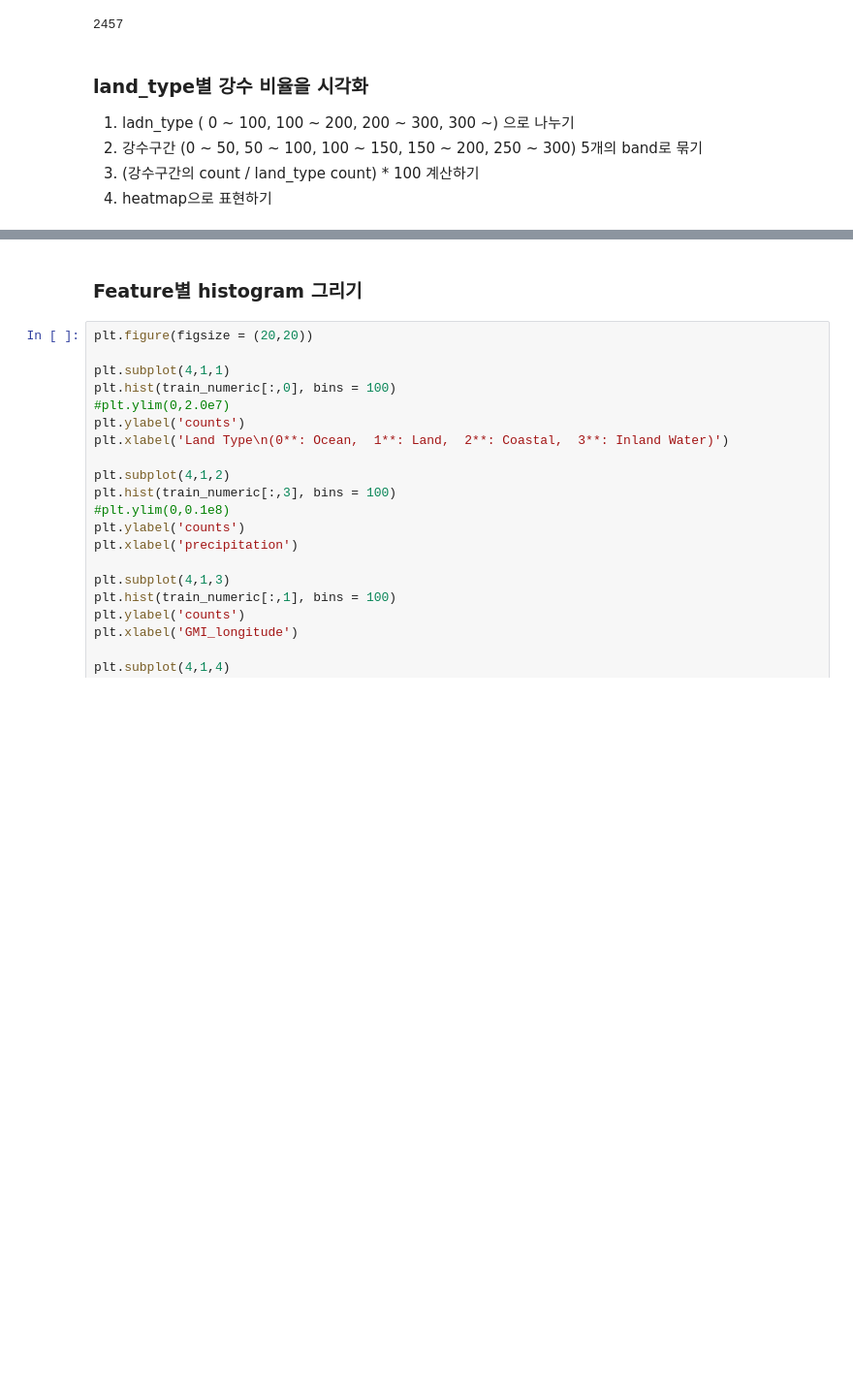
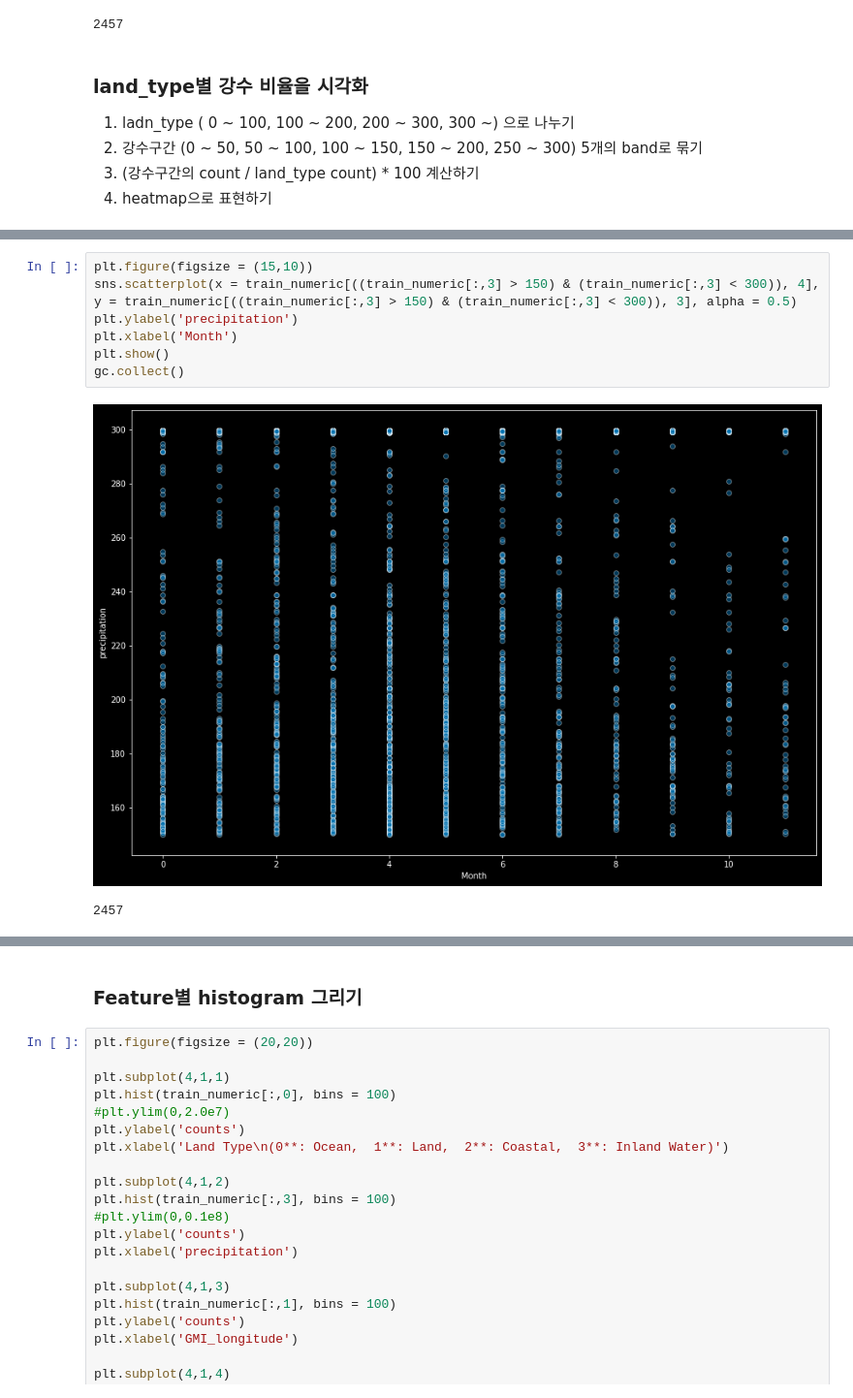
Before and after one commit to deagwon97/dacon-satellite-precipitation, a Jupyter notebook: Dacon_satellite_EDA.ipynb, the cells around one changed output, grey strips where cells are left out. Shown at 97% size. Drawn from its saved outputs; the diff is of its cells as text; blank space fills up the shorter version.

```diff
--- a/Dacon_satellite_EDA.ipynb
+++ b/Dacon_satellite_EDA.ipynb
@@ -223,0 +227,10 @@ gc.collect()
+# %%
+plt.figure(figsize = (15,10))
+sns.scatterplot(x = train_numeric[((train_numeric[:,3] > 150) & (train_numeric[:,3] < 300)), 4], y = train_numeric[((train_numeric[:,3] > 150) & (train_numeric[:,3] < 300)), 3], alpha = 0.5)
+plt.ylabel('precipitation')
+plt.xlabel('Month')
+plt.show()
+gc.collect()
+# %% [output]
+[figure, added]
+2457
```
Also changed, not shown: parts of 12 cells of this notebook.
